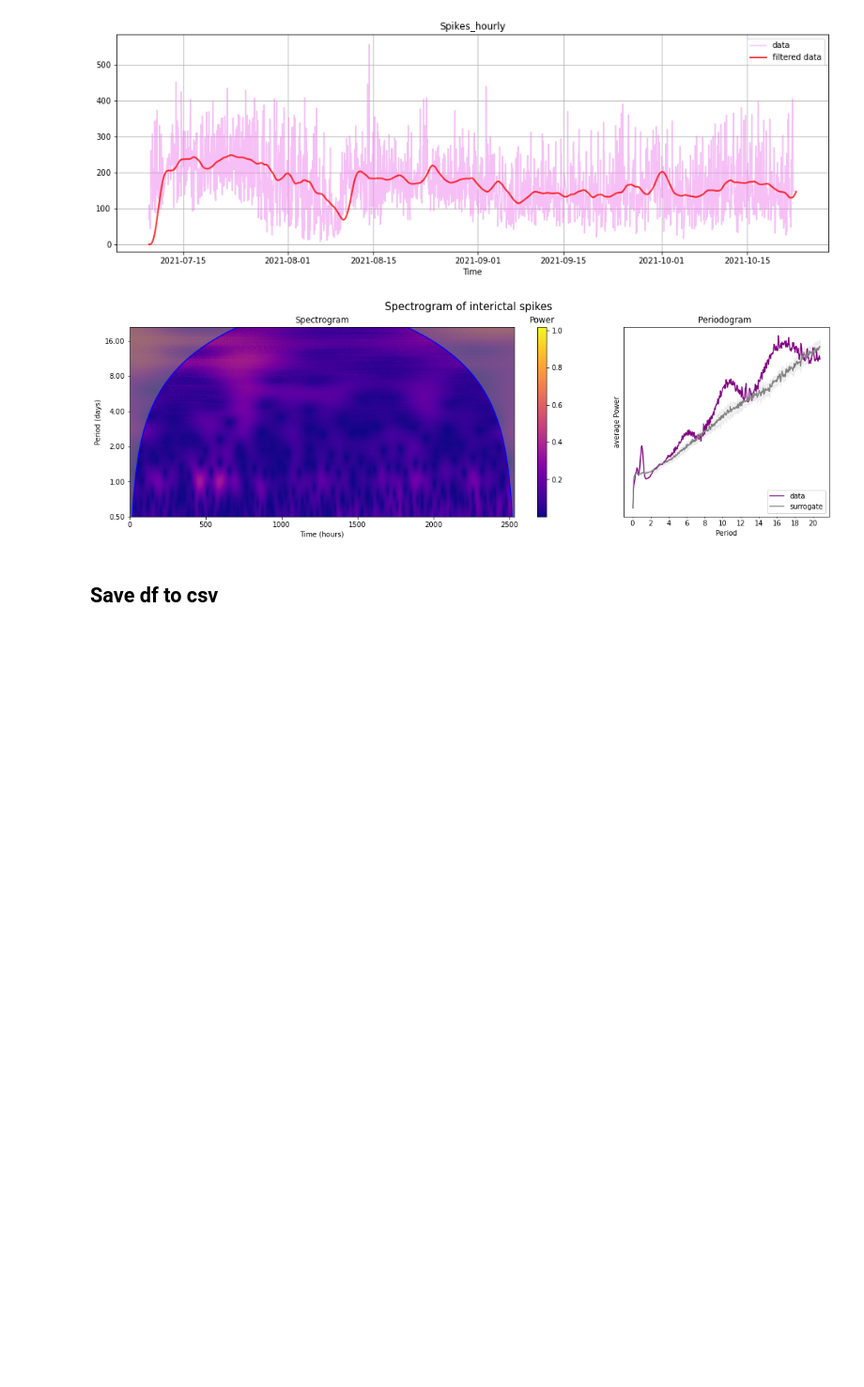
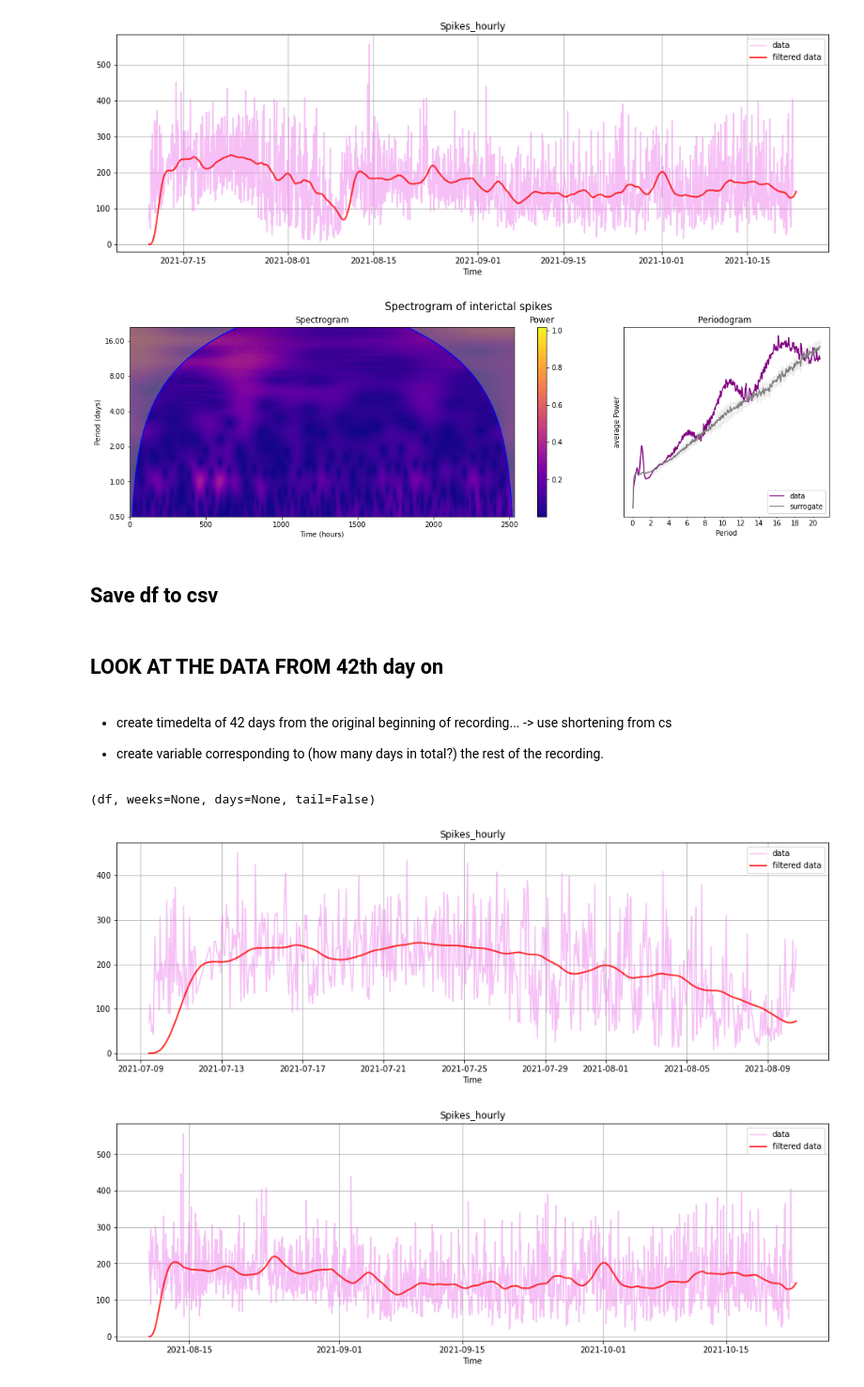
Before and after one commit to Ponyo2311/BioRhythms, a Jupyter notebook: icterSpikes_mice_3months.ipynb, the cells around one changed output. Shown at 94% size. Cells and saved outputs as stored; diff of their text form; code cells hidden in the pictures; blank space fills up the shorter version.

Commit message:
separate_42DAYS_figures

```diff
--- a/icterSpikes_mice_3months.ipynb
+++ b/icterSpikes_mice_3months.ipynb
@@ -202,3 +202,27 @@ plot_spect(df, col_index=0, title="Spectrogram of interictal spikes", sampling_f
 ## Save df to csv
 # %%
 df.to_csv("./data/Mathias_mice/spikes_interpolated.csv", index=True)
+# %% [markdown]
+## **LOOK AT THE DATA FROM 42th day on**
+# %% [markdown]
++ create timedelta of 42 days from the original beginning of recording... -> use shortening from cs
+
++ create variable corresponding to (how many days in total?) the rest of the recording.
+# %%
+#reminder of the function:
+#crops the date depending by number of days/ weeks
+# FROM THE BEGINNING
+#if tail: returns ALSO the chunk after the specified crop-point
+
+import inspect
+print(inspect.signature(shortening))
+# %% [output]
+(df, weeks=None, days=None, tail=False)
+# %%
+before42days, after42days = shortening(df, days=42-len(nan_index2), tail=True)
+# %%
+plot_DataFilter(before42days,0,order=3,fs=24,cutoff=1/4)
+plot_DataFilter(after42days,0,order=3,fs=24,cutoff=1/4)
+# %% [output]
+[figure, added]
+[figure, added]
```
Also changed, not shown: parts of 3 cells of this notebook.
